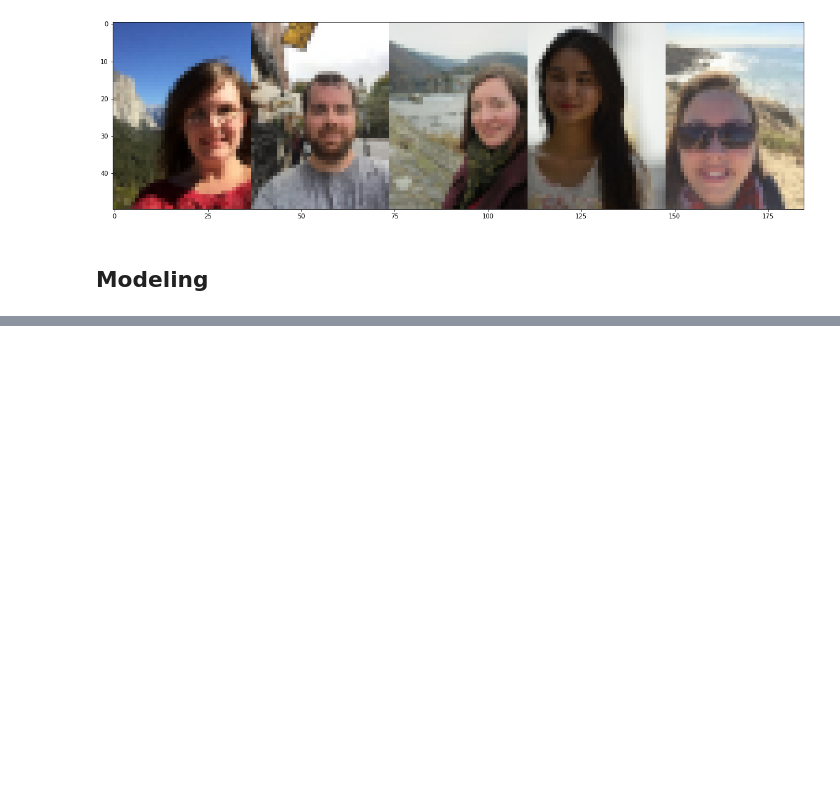
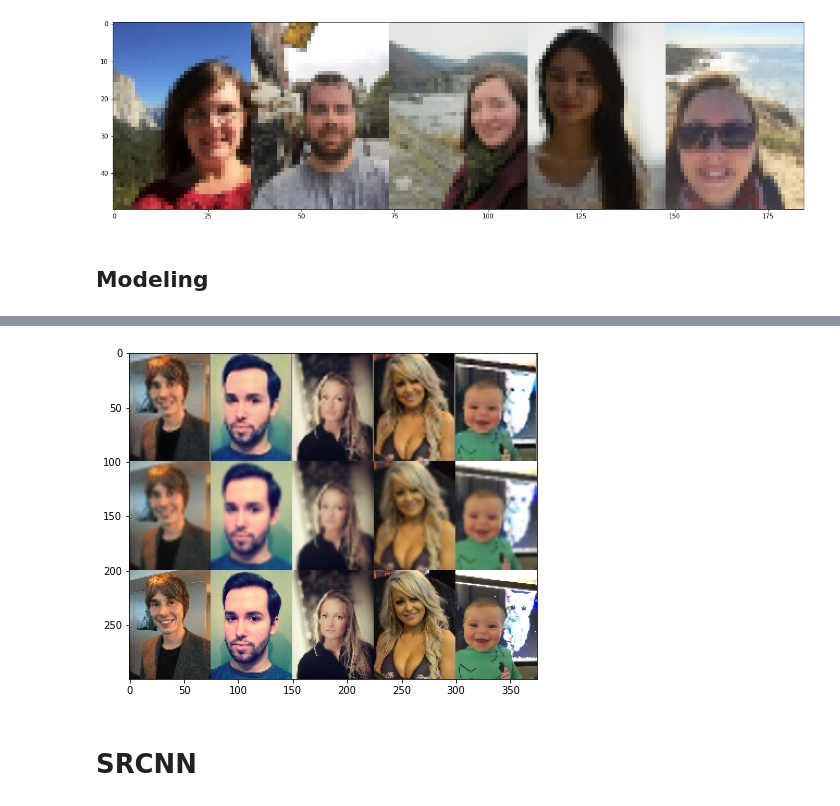
Before and after one commit to Vaycold/Python_DL, a Jupyter notebook: Image_Transformation/사진확대하기.ipynb, the cells around one changed output, grey strips where cells are left out. Drawn from its saved outputs; the diff is of its cells as text; code cells hidden in the pictures; blank space fills up the shorter version.

Commit message:
autoencoder / srcnn

```diff
--- a/Image_Transformation/사진확대하기.ipynb
+++ b/Image_Transformation/사진확대하기.ipynb
@@ -175,0 +234,8 @@ exp.shape
+# %%
+plt.figure(figsize=(20,6))
+plt.imshow(five.transpose(1,0,2,3).reshape((300,-1,3)))
+plt.show()
+# %% [output]
+[figure, added]
+# %% [markdown]
+# SRCNN
```
Also changed, not shown: parts of 12 cells of this notebook.
